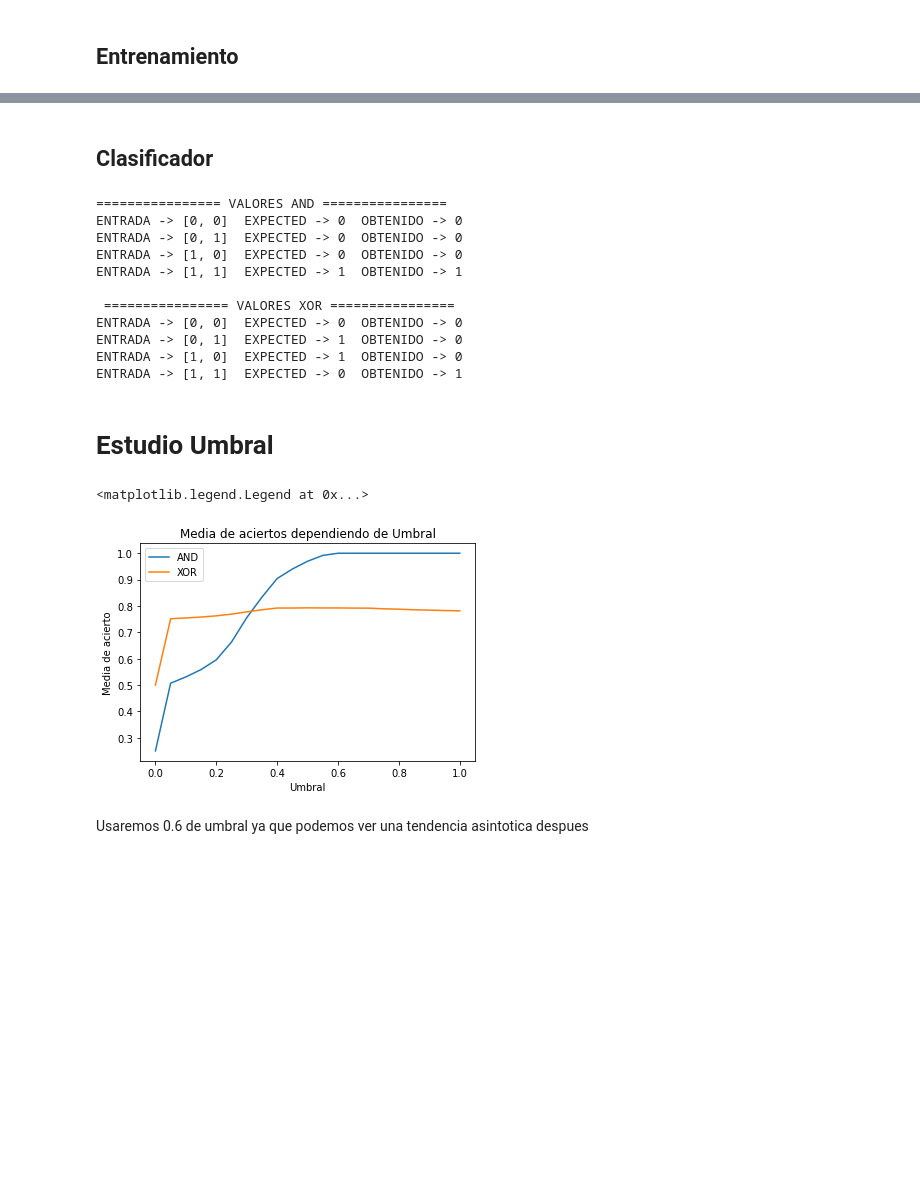
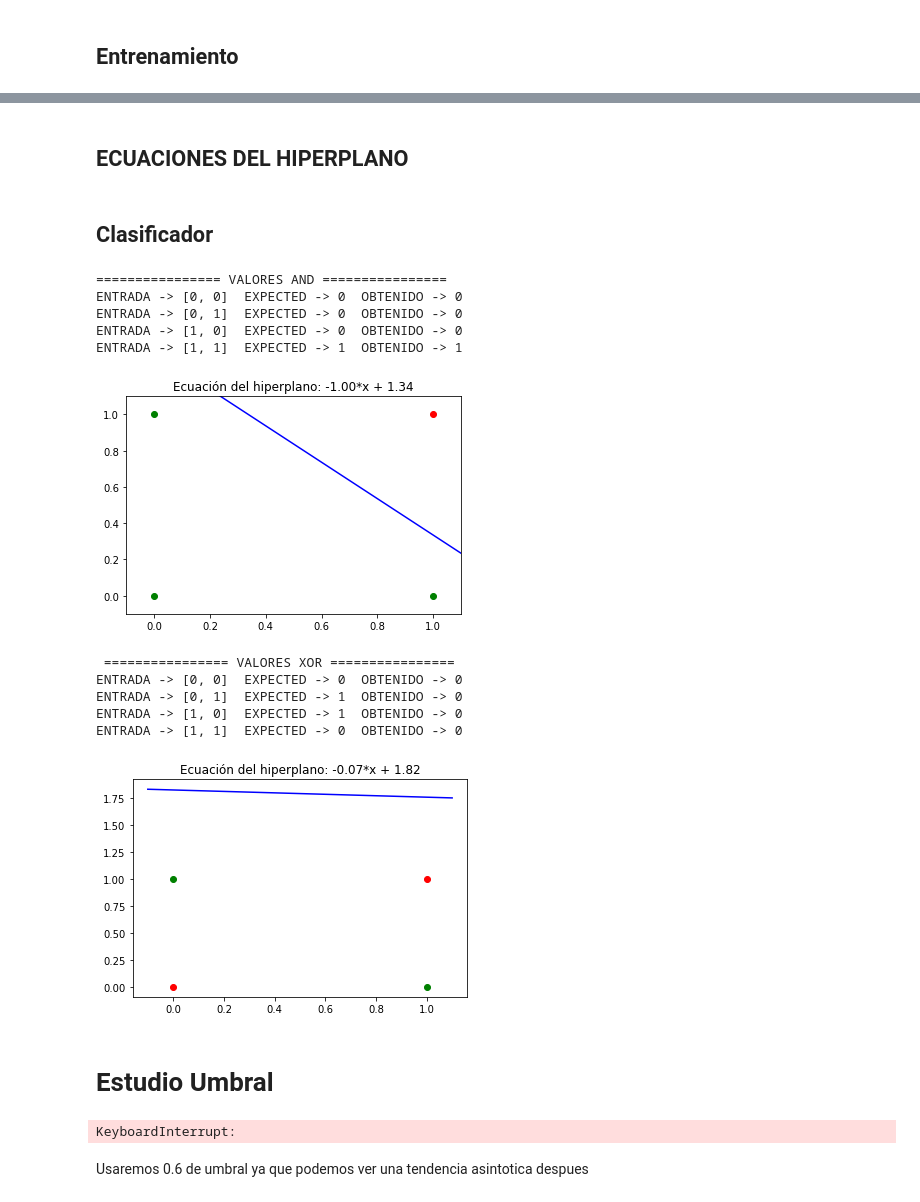
Before and after one commit to Govoa/Perceptron_MLP_Practica, a Jupyter notebook: pr1/L2P1-Perceptron.ipynb, the cells around one changed output, grey strips where cells are left out. Drawn from its saved outputs; the diff is of its cells as text; code cells hidden in the pictures; blank space fills up the shorter version.

Commit message:
Ecuaciones hiperplano

```diff
--- a/pr1/L2P1-Perceptron.ipynb
+++ b/pr1/L2P1-Perceptron.ipynb
@@ -68,26 +118,50 @@ neurona_clasificar_xor = entrenamiento_xor(entradas,neurona_xor,umbral,learning_
+# %% [markdown]
+## ECUACIONES DEL HIPERPLANO
+# %%
+def ec_hiperplano(tipo,pesos,umbral):
+    if(tipo): # AND
+        plt.plot([0,0,1],[0,1,0],'o',color="green")
+        plt.plot([1],[1],'o',color="red")
+    else: # XOR
+        plt.plot([0,1],[1,0],'o',color="green")
+        plt.plot([0,1],[0,1],'o',color="red")
+
+    pendiente = -(pesos[0]/pesos[1])
+    origen = umbral/pesos[1]
+
+
+    plt.plot([-0.1,1.1],[pendiente*-0.1 + origen,pendiente*1.1 + origen],color="blue")
+    if(tipo):
+        plt.xlim([-0.1,1.1])
+        plt.ylim([-0.1,1.1])
+    plt.title("Ecuación del hiperplano: {:.2f}*x + {:.2f}".format(pendiente,origen))
+    plt.show()
 # %% [markdown]
 ## Clasificador
 # %%
 # AND
 print("================ VALORES AND ================")
 for entrada in entradas:
     print("ENTRADA ->", entrada, " EXPECTED ->", (entrada[0] * entrada[1]) ," OBTENIDO ->", funcionActivacion(neurona_clasificar_and,entrada,umbral))
+ec_hiperplano(1,neurona_clasificar_and,umbral)
 # AND
 print("\n ================ VALORES XOR ================")
 for entrada in entradas:
     print("ENTRADA ->", entrada, " EXPECTED ->", (entrada[0] ^ entrada[1]) ," OBTENIDO ->", funcionActivacion(neurona_clasificar_xor,entrada,umbral))
+ec_hiperplano(0,neurona_clasificar_xor,umbral)
 # %% [output]
 ================ VALORES AND ================
 ENTRADA -> [0, 0]  EXPECTED -> 0  OBTENIDO -> 0
 ENTRADA -> [0, 1]  EXPECTED -> 0  OBTENIDO -> 0
 ENTRADA -> [1, 0]  EXPECTED -> 0  OBTENIDO -> 0
 ENTRADA -> [1, 1]  EXPECTED -> 1  OBTENIDO -> 1
-
- ================ VALORES XOR ================
-ENTRADA -> [0, 0]  EXPECTED -> 0  OBTENIDO -> 0
-ENTRADA -> [0, 1]  EXPECTED -> 1  OBTENIDO -> 0
-ENTRADA -> [1, 0]  EXPECTED -> 1  OBTENIDO -> 0
-ENTRADA -> [1, 1]  EXPECTED -> 0  OBTENIDO -> 1
+[figure, added]
+ ================ VALORES XOR ================
+ENTRADA -> [0, 0]  EXPECTED -> 0  OBTENIDO -> 0
+ENTRADA -> [0, 1]  EXPECTED -> 1  OBTENIDO -> 0
+ENTRADA -> [1, 0]  EXPECTED -> 1  OBTENIDO -> 0
+ENTRADA -> [1, 1]  EXPECTED -> 0  OBTENIDO -> 0
+[figure, added]
 # %% [markdown]
 # Estudio Umbral
 # %%
@@ -108,8 +182,8 @@ for x in range(precision):
     for ubmral in listadoUmbral:
         errorAND = 0
         errorXOR = 0
-        neurona_clasificar_and = entrenamiento_and(entradas,neurona_and,ubmral,learning_rate,n_iteraciones)
-        neurona_clasificar_xor = entrenamiento_xor(entradas,neurona_xor,ubmral,learning_rate,n_iteraciones)
+        neurona_clasificar_and = entrenamiento_and(entradas,neurona_and,ubmral,learning_rate,n_iteraciones,0)
+        neurona_clasificar_xor = entrenamiento_xor(entradas,neurona_xor,ubmral,learning_rate,n_iteraciones,0)
         for entrada in entradas:
             expectedAND = entrada[0] * entrada[1]
             obtenidoAND = funcionActivacion(neurona_clasificar_and,entrada,ubmral)
@@ -134,8 +208,7 @@ plt.xlabel('Umbral')
 plt.title('Media de aciertos dependiendo de Umbral')
 plt.legend(['AND', 'XOR'])
 # %% [output]
-<matplotlib.legend.Legend at 0x...>
+KeyboardInterrupt:
-[figure, removed]
 # %% [markdown]
 Usaremos 0.6 de umbral ya que podemos ver una tendencia asintotica despues
 # %% [markdown]
```
Also changed, not shown: parts of 5 cells of this notebook.
